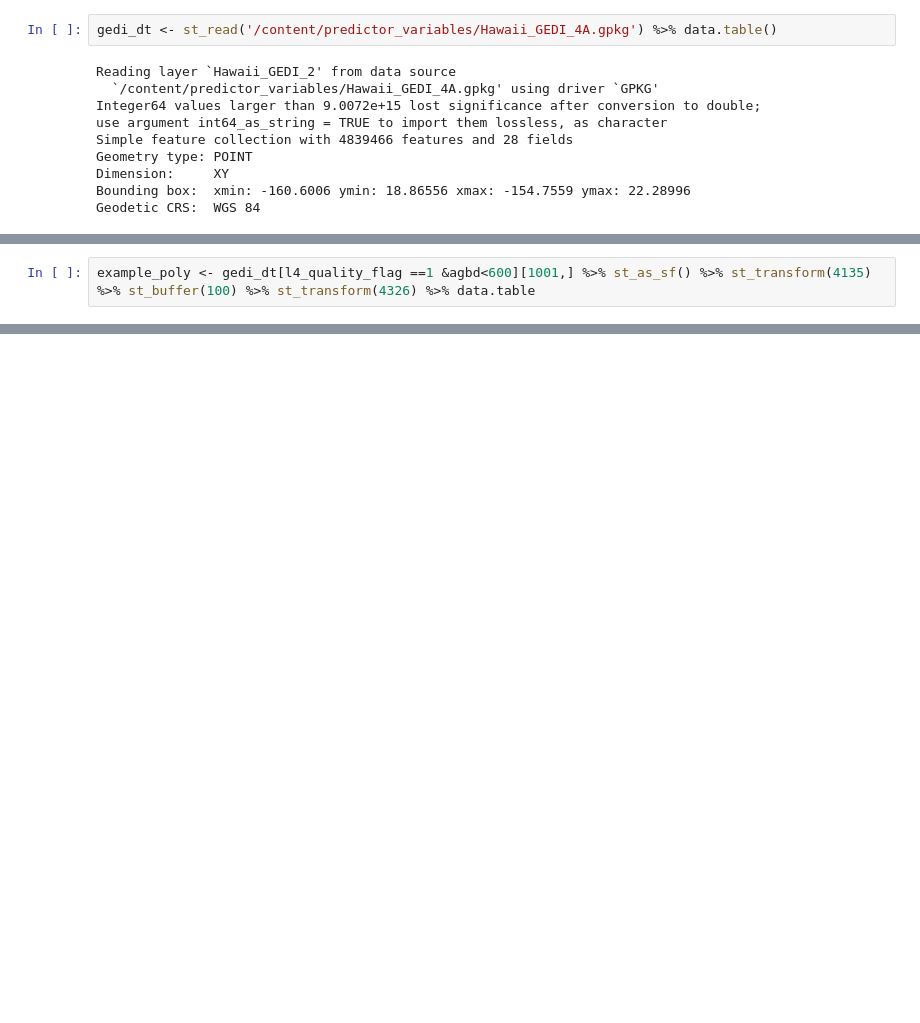
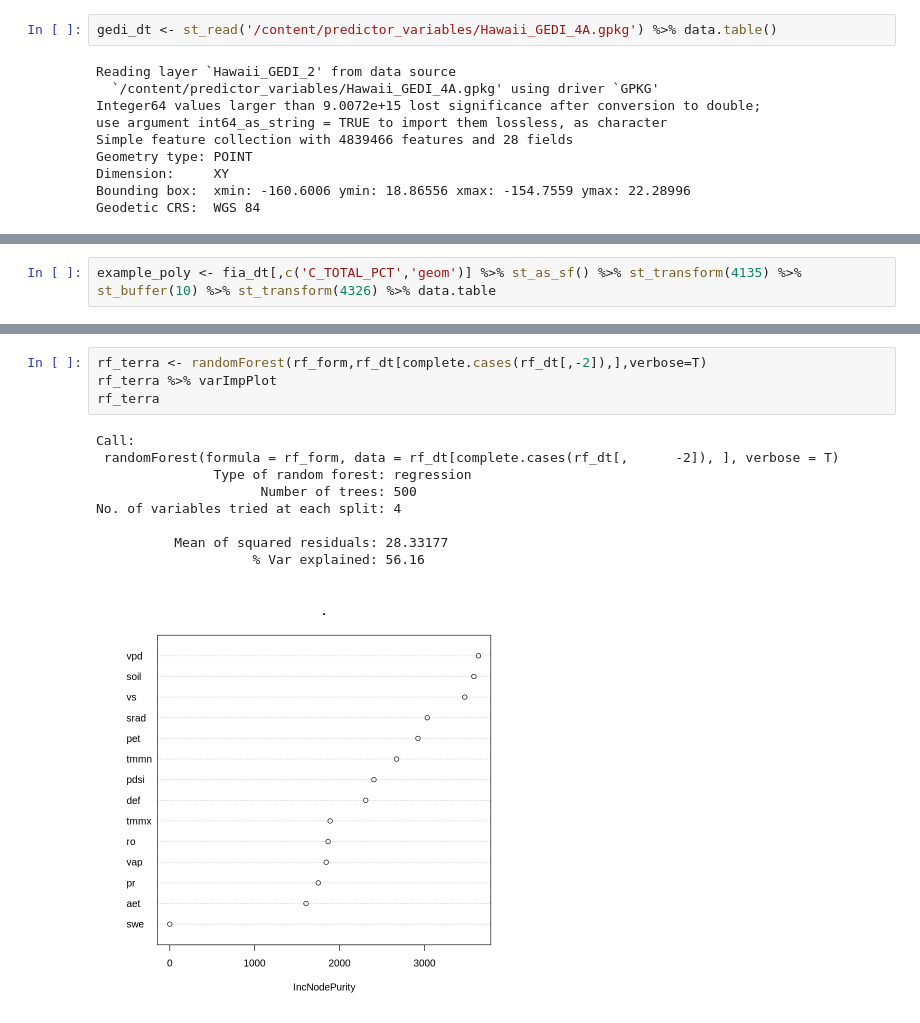
Before and after one commit to seismosmsr/hawaii_soils, a Jupyter notebook: Hawaii_Soils.ipynb, the cells around one changed output, grey strips where cells are left out. Drawn from its saved outputs; the diff is of its cells as text; blank space fills up the shorter version.

```diff
--- a/Hawaii_Soils.ipynb
+++ b/Hawaii_Soils.ipynb
@@ -335,2 +354,2 @@ Geodetic CRS:  WGS 84
 # %%
-example_poly <- gedi_dt[l4_quality_flag ==1 &agbd<600][1001,] %>% st_as_sf() %>% st_transform(4135) %>% st_buffer(100) %>% st_transform(4326) %>% data.table
+example_poly <- fia_dt[,c('C_TOTAL_PCT','geom')] %>% st_as_sf() %>% st_transform(4135) %>% st_buffer(10) %>% st_transform(4326) %>% data.table
@@ -364,0 +368,14 @@ A data.frame: 1 × 14
+# %%
+rf_terra <- randomForest(rf_form,rf_dt[complete.cases(rf_dt[,-2]),],verbose=T)
+rf_terra %>% varImpPlot
+rf_terra
+# %% [output]
+Call:
+ randomForest(formula = rf_form, data = rf_dt[complete.cases(rf_dt[,      -2]), ], verbose = T)
+               Type of random forest: regression
+                     Number of trees: 500
+No. of variables tried at each split: 4
+
+          Mean of squared residuals: 28.33177
+                    % Var explained: 56.16
+[figure, added]
```
Also changed, not shown: parts of 15 cells of this notebook.
